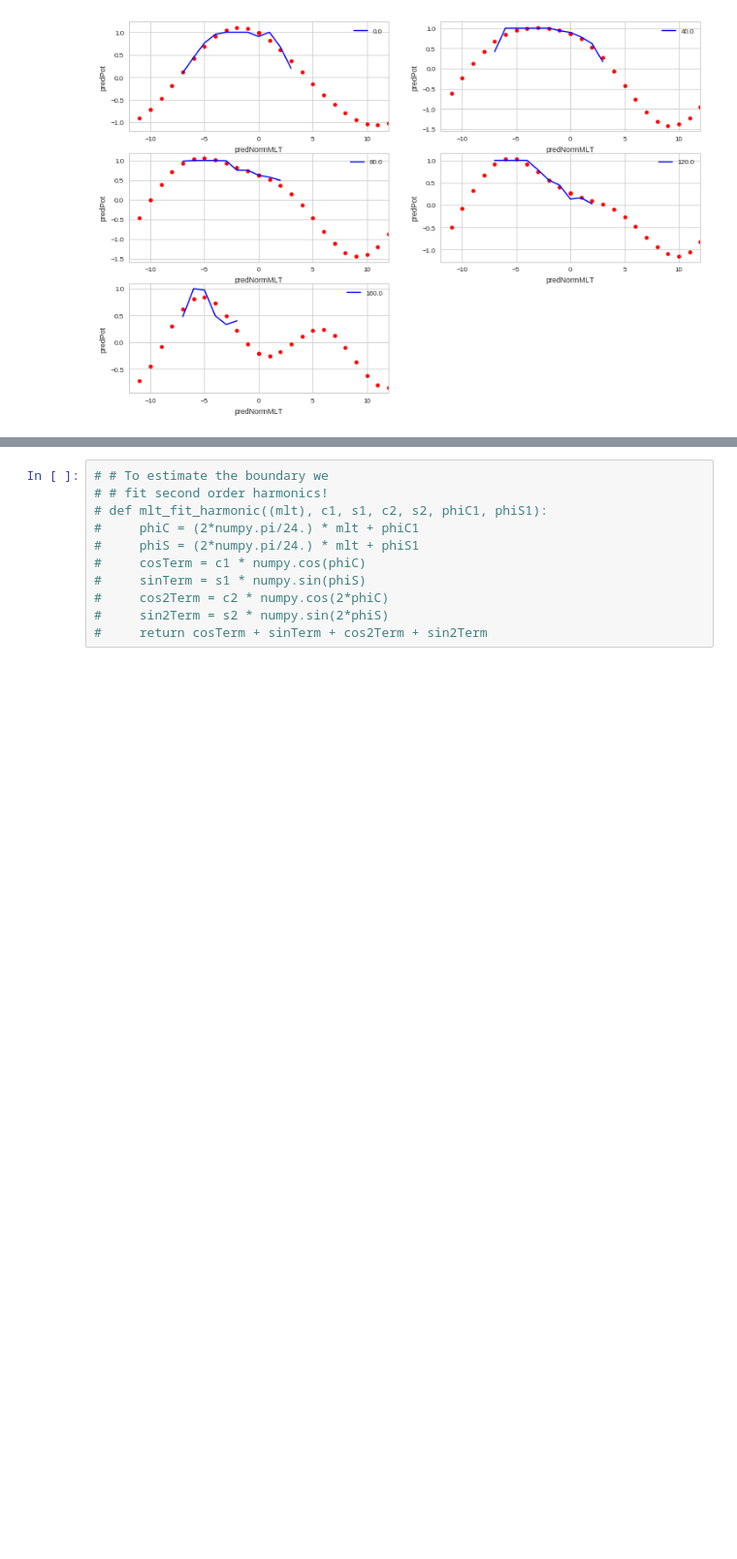
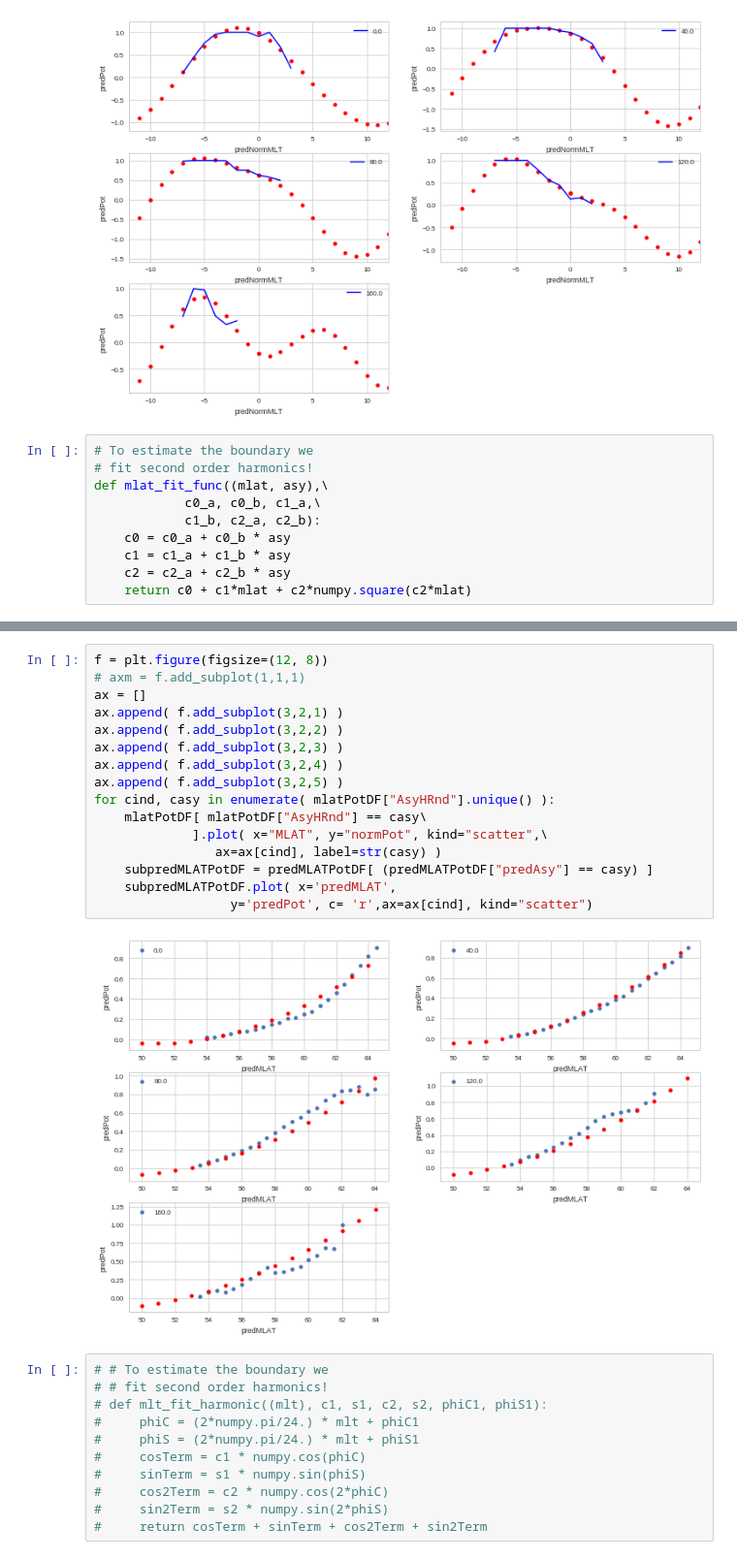
Before and after one commit to bharatreddy/indsvels, a Jupyter notebook: ipy/model-potentials.ipynb, the cells around one changed output, grey strips where cells are left out. Shown at 97% size. Drawn from its saved outputs; the diff is of its cells as text; blank space fills up the shorter version.

Commit message:
model mlat ind

```diff
--- a/ipy/model-potentials.ipynb
+++ b/ipy/model-potentials.ipynb
@@ -262,3 +262,13 @@ for pltInd, pltAsy in enumerate( asyList ):
     ax[pltInd].set_xlim( [-12, 12] )
 # %% [output]
 [figure]
+# %%
+# To estimate the boundary we
+# fit second order harmonics!
+def mlat_fit_func((mlat, asy),\
+            c0_a, c0_b, c1_a,\
+            c1_b, c2_a, c2_b):
+    c0 = c0_a + c0_b * asy
+    c1 = c1_a + c1_b * asy
+    c2 = c2_a + c2_b * asy
+    return c0 + c1*mlat + c2*numpy.square(c2*mlat)
@@ -265,3 +318,21 @@ for pltInd, pltAsy in enumerate( asyList ):
+# %%
+f = plt.figure(figsize=(12, 8))
+# axm = f.add_subplot(1,1,1)
+ax = []
+ax.append( f.add_subplot(3,2,1) )
+ax.append( f.add_subplot(3,2,2) )
+ax.append( f.add_subplot(3,2,3) )
+ax.append( f.add_subplot(3,2,4) )
+ax.append( f.add_subplot(3,2,5) )
+for cind, casy in enumerate( mlatPotDF["AsyHRnd"].unique() ):
+    mlatPotDF[ mlatPotDF["AsyHRnd"] == casy\
+             ].plot( x="MLAT", y="normPot", kind="scatter",\
+                ax=ax[cind], label=str(casy) )
+    subpredMLATPotDF = predMLATPotDF[ (predMLATPotDF["predAsy"] == casy) ]
+    subpredMLATPotDF.plot( x='predMLAT',
+                  y='predPot', c= 'r',ax=ax[cind], kind="scatter")
+# %% [output]
+[figure, added]
 # %%
 # # To estimate the boundary we
 # # fit second order harmonics!
```
Also changed, not shown: parts of 1 cell of this notebook, 1 other file.
